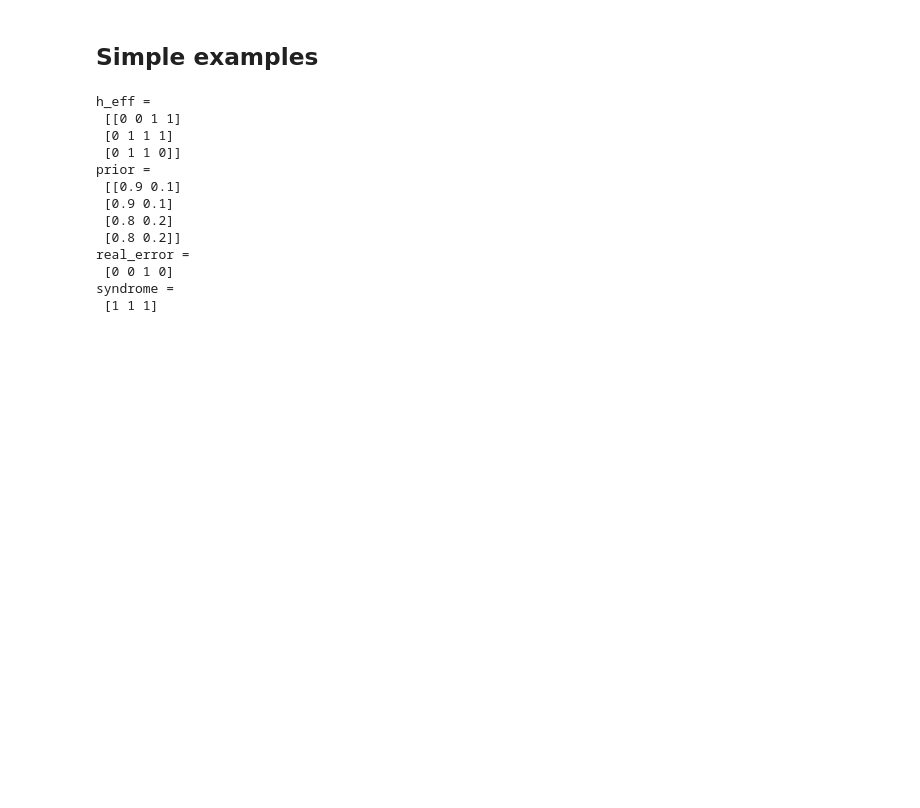
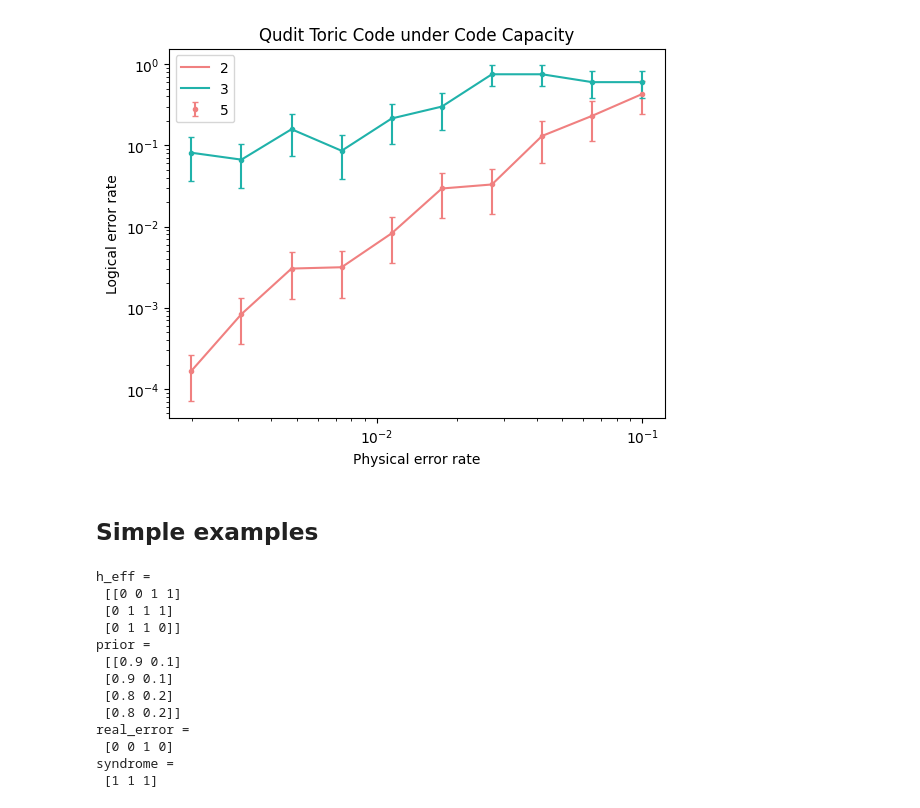
Before and after one commit to e-kneip/bbqudit, a Jupyter notebook: bbq/last_one_i_swear.ipynb, the cells around one changed output. Saved outputs shown, nothing was run; the diff lists cells and outputs as text; code cells hidden in the pictures; blank space fills up the shorter version.

```diff
--- a/bbq/last_one_i_swear.ipynb
+++ b/bbq/last_one_i_swear.ipynb
@@ -9,0 +108,2 @@ import datetime
+# %%
+results_3 = simulate(3, h3, l3, max_iter, num_failures)
@@ -10,3 +171,24 @@ import datetime
+# %%
+results = {2 : results_2, 3 : results_3}
+
+x = np.logspace(-2.7, -1, 10)
+num_failures = {2 : 3, 3 : 3, 5 : 3}
+plot_results, plot_error_bars = process_results(results, num_failures)
+
+plt.loglog(x, plot_results[2], color='lightcoral')
+plt.loglog(x, plot_results[3], color='lightseagreen')
+#plt.loglog(x, plot_results[5], color='royalblue')
+
+plt.errorbar(x, plot_results[2], yerr=plot_error_bars[2], fmt='.', capsize=2.5, color='lightcoral')
+plt.errorbar(x, plot_results[3], yerr=plot_error_bars[3], fmt='.', capsize=2.5, color='lightseagreen')
+#plt.errorbar(x, plot_results[5], yerr=plot_error_bars[5], fmt='.', capsize=2.5, color='royalblue')
+
+plt.legend(['2', '3', '5'])
+plt.xlabel('Physical error rate')
+plt.ylabel('Logical error rate')
+plt.title('Qudit Toric Code under Code Capacity');
+# %% [output]
+[figure, added]
 # %% [markdown]
 ## Simple examples
 # %%
```
Also changed, not shown: parts of 38 cells of this notebook, 1 other file.
